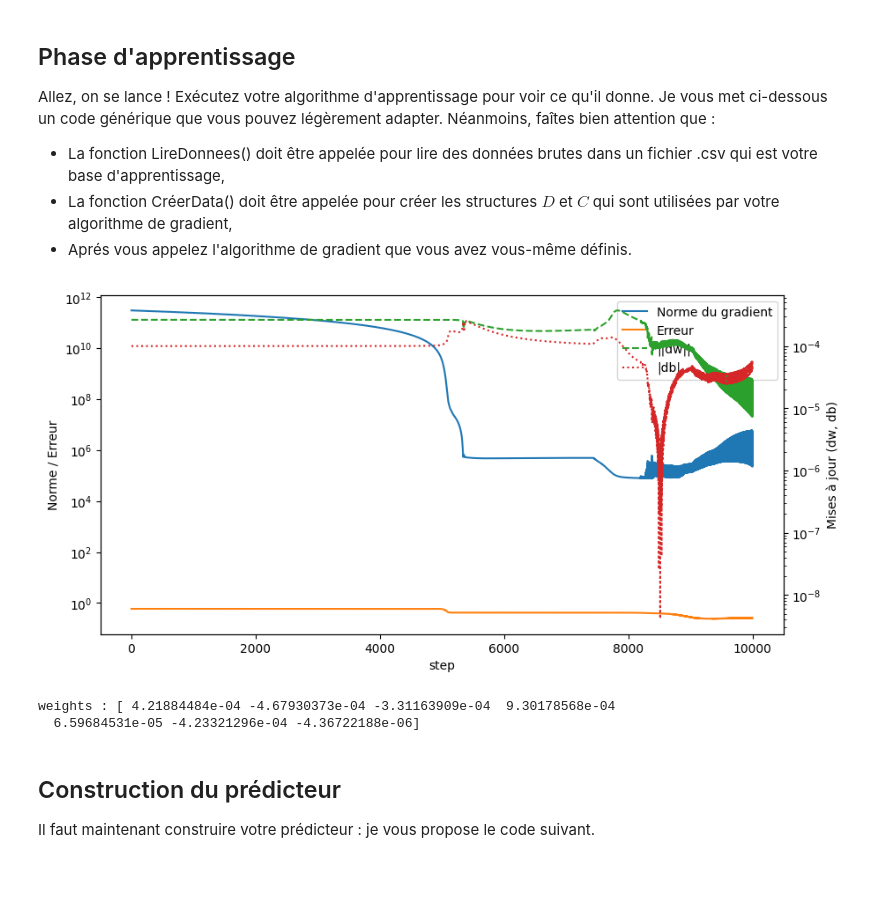
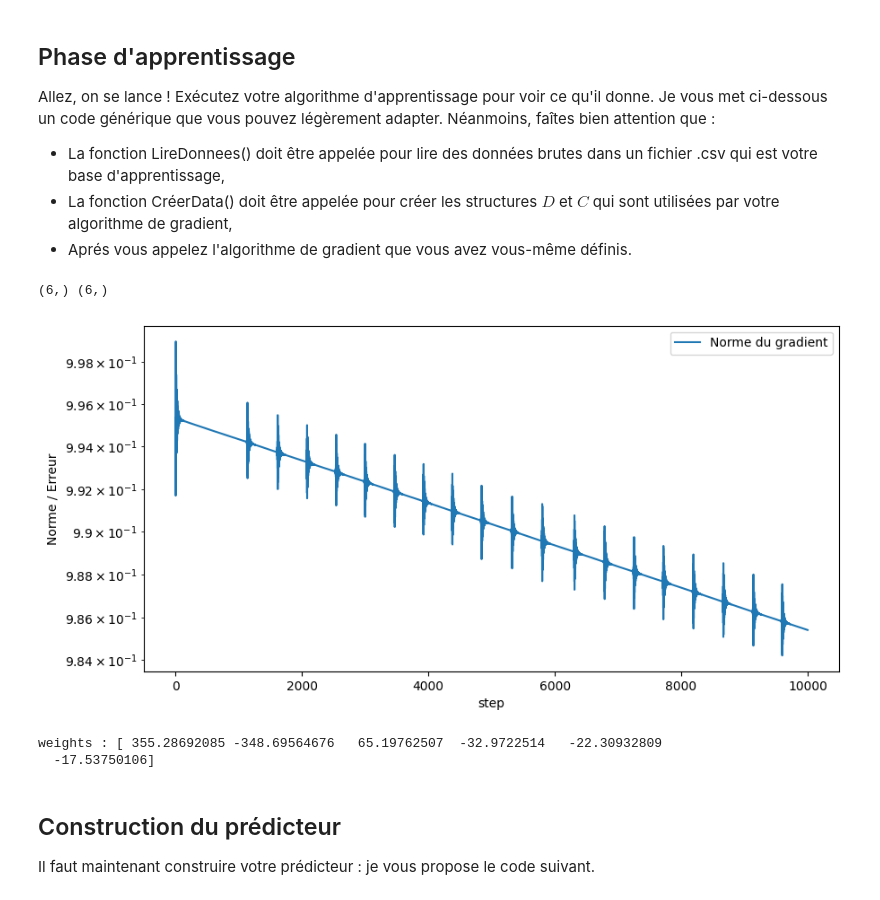
Before and after one commit to KylianLeplant/OptiContinueBitcoin, a Jupyter notebook: TP Bitcoin Classification.ipynb, the cells around one changed output. Drawn from its saved outputs; the diff is of its cells as text; code cells hidden in the pictures; blank space fills up the shorter version.

```diff
--- a/TP Bitcoin Classification.ipynb
+++ b/TP Bitcoin Classification.ipynb
@@ -171,48 +180,46 @@ Passons maintenant à la définition de la fonction d'erreur $E(\mathcal{P})$, q
 # %%
 # définition de la méthode pour calculer l'erreur
 #Input : weights, le vecteur de poids utilisés dans la fonction H,
-#        bias, la constante utilisée dans la fonction H
 #        D, la matrice des données
 #        C, le vecteur des classes d'appartenance
 #Output : une valeur numérique, l'erreur commise.
-def Loss_function(D,C,weights, bias):
+def Loss_function(D,C,weights,func=Sigmoid):
     loss_value = 0
     for index in range(len(D)):
         p = D[index:index+1,:]
         c = C[index]
-        loss_value -= c*np.log2(Sigmoid(H(weights, bias, p)))+(1-c)*np.log2(1-Sigmoid(H(weights, bias, p)))
+        loss_value -= c*np.log2(func(H(weights, p)))+(1-c)*np.log2(1-func(H(weights, p)))
     return loss_value
 
-def loss_function_mean_squared(D,C,weights, bias):
+def loss_function_mean_squared(D,C,weights,func=Sigmoid):
 	loss_value = 0
 	for index in range(len(D)):
 		p = D[index:index+1,:]
 		c = C[index]
-		prediction = Sigmoid(H(weights, bias, p))
+		prediction = func(H(weights, p))
 		loss_value += (c - prediction)**2
 	return loss_value / len(D)
 # %%
 # définition du calcul de gradient
 #Input : weights, le vecteur de poids utilisés dans la fonction H,
-#        bias, la constante utilisée dans la fonction H
 #        D, la matrice des données : doit contenir au moins un vecteur
 #        C, le vecteur des classes d'appartenance
 #		 func, fonction d'activation utilisée
 #Output : le gradient, un numpy array
-def Gradient(D,C,weights, bias, func):
-    grad = np.zeros(len(weights)+1)
+def Gradient(D,C,weights, func):
+    grad = np.zeros(len(weights))
     # Looping over all variables (number of variables=number of weights)
-    for indexW in range(len(weights)):
+    for indexW in range(len(weights)-1):
         coord_value=0
         for indexD in range(len(D)):
             x=D[indexD:indexD+1,:]
-            coord_value-= x[0,indexW]*(C[indexD]-func(H(weights, bias, x)))
+            coord_value-= x[0,indexW]*(C[indexD]-func(H(weights, x)))
         grad[indexW] = coord_value
     coord_value=0
     # Considering the last component=bias
     for indexD in range(len(D)):
         x=D[indexD:indexD+1,:]
-        coord_value-= (C[indexD]-func(H(weights, bias, x)))
+        coord_value-= (C[indexD]-func(H(weights, x)))
     grad[-1] = coord_value
 
     return np.array(grad)
@@ -417,19 +427,26 @@ Allez, on se lance ! Exécutez votre algorithme d'apprentissage pour voir ce qu'
 * La fonction LireDonnees() doit être appelée pour lire des données brutes dans un fichier .csv qui est votre base d'apprentissage,
 * La fonction CréerData() doit être appelée pour créer les structures $D$ et $C$ qui sont utilisées par votre algorithme de gradient,
 * Aprés vous appelez l'algorithme de gradient que vous avez vous-même définis.
-# %%
-def apprentissage(algoDesc=Algorithme_Gradient,**kwargs):
-	(weights,constant,nbsteps)=algoDesc(**kwargs)
-	return(weights,constant,nbsteps)
-sizeVector=7
-(RawData,RawC)=LireDonnees(os.path.join(os.getcwd(), "Data", "Cotations2020.csv"))
-(D,C)=CreerData(RawData,RawC,sizeVector)
-(weights,constant,nbsteps)=apprentissage(D=D,C=C,sizeVector=sizeVector,algoDesc=Algorithme_Adam,func=GELU, maxstep=10000, tol=1e-6, learning_rate=0.0001,shouldplot=True)
-print("weights :",weights)
-# %% [output]
-[figure, removed]
-weights : [ 4.21884484e-04 -4.67930373e-04 -3.31163909e-04  9.30178568e-04
-  6.59684531e-05 -4.23321296e-04 -4.36722188e-06]
+# %%
+def apprentissage(algoDesc=Algorithme_Gradient,**kwargs):
+	(weights,nbsteps)=algoDesc(**kwargs)
+	return(weights,nbsteps)
+#sizeVector=5
+#(RawData,RawC)=LireDonnees(os.path.join(os.getcwd(), "Data", "Cotations2020.csv"))
+#(D,C)=CreerData(RawData,RawC,sizeVector,normalize=True)
+#(weights,nbsteps)=apprentissage(D=D,C=C,sizeVector=sizeVector,algoDesc=Algorithme_Adam,func=Sigmoid, maxstep=1000, tol=1.7, learning_rate=0.02,shouldplot=True)
+#(weights,nbsteps)=apprentissage(D=D,C=C,sizeVector=sizeVector,algoDesc=Algorithme_Adam,func=Sigmoid, maxstep=10000, tol=1, learning_rate=0.02,shouldplot=True,weights=weights)
+#(weights,nbsteps)=apprentissage(D=D,C=C,sizeVector=sizeVector,algoDesc=Algorithme_Adam,func=Sigmoid, maxstep=10000, tol=1, learning_rate=0.01,shouldplot=True,weights=weights)
+#(weights,nbsteps)=apprentissage(D=D,C=C,sizeVector=sizeVector,algoDesc=Algorithme_Adam,func=Sigmoid, maxstep=10000, tol=1, learning_rate=0.002,shouldplot=True,weights=weights)
+#(weights,nbsteps)=apprentissage(D=D,C=C,sizeVector=sizeVector,algoDesc=Algorithme_Adam,func=Sigmoid, maxstep=10000, tol=0.5, learning_rate=0.0005,shouldplot=True,weights=weights)
+(weights,nbsteps)=apprentissage(D=D,C=C,sizeVector=sizeVector,algoDesc=Algorithme_Adam,func=Sigmoid, maxstep=10000, tol=0.5, learning_rate=0.0005,shouldplot=True,weights=weights)
+
+print("weights :",weights)
+# %% [output]
+(6,) (6,)
+[figure, added]
+weights : [ 355.28692085 -348.69564676   65.19762507  -32.9722514   -22.30932809
+  -17.53750106]
 # %% [markdown]
 ## Construction du prédicteur
 
```
Also changed, not shown: parts of 6 cells of this notebook, 3 other files.
